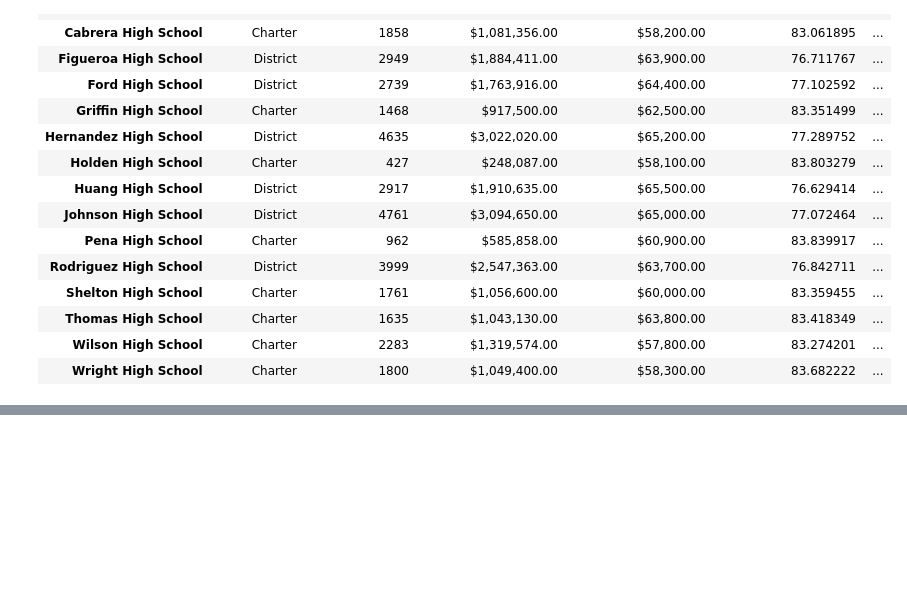
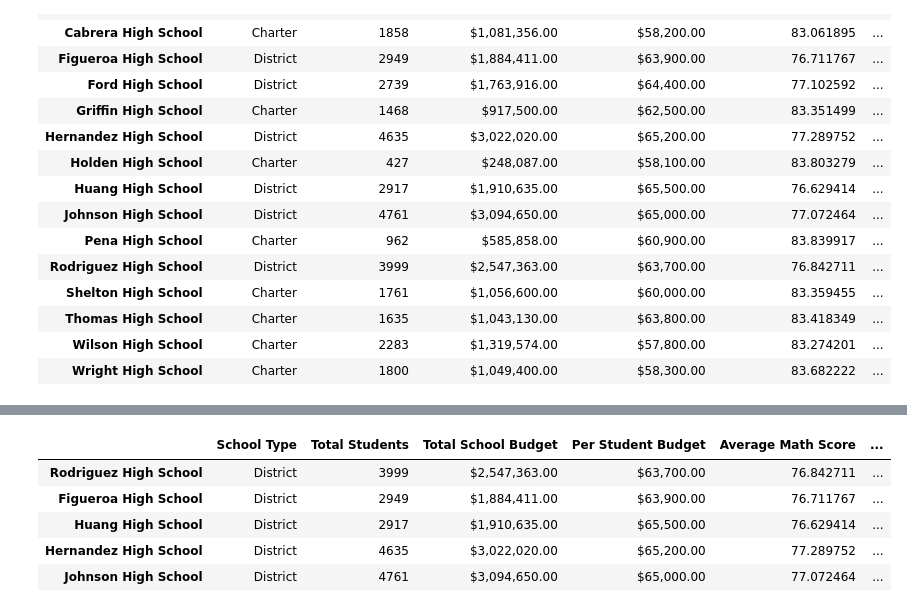
Before and after one commit to leah-braswell/School_District_Analysis, a Jupyter notebook: PyCitySchools.ipynb, the cells around one changed output, grey strips where cells are left out. Drawn from its saved outputs; the diff is of its cells as text; code cells hidden in the pictures; blank space fills up the shorter version.

```diff
--- a/PyCitySchools.ipynb
+++ b/PyCitySchools.ipynb
@@ -818,0 +830,11 @@ per_school_summary_df
+# %%
+#creat a variable to sort and show bottom 5 schools based on %Overall Passing
+bottom_schools = per_school_summary_df.sort_values(["% Overall Passing"])
+bottom_schools.head()
+# %% [output]
+|  | School Type | Total Students | Total School Budget | Per Student Budget | Average Math Score | ... |
+| Rodriguez High School | District | 3999 | $2,547,363.00 | $63,700.00 | 76.842711 | ... |
+| Figueroa High School | District | 2949 | $1,884,411.00 | $63,900.00 | 76.711767 | ... |
+| Huang High School | District | 2917 | $1,910,635.00 | $65,500.00 | 76.629414 | ... |
+| Hernandez High School | District | 4635 | $3,022,020.00 | $65,200.00 | 77.289752 | ... |
+| Johnson High School | District | 4761 | $3,094,650.00 | $65,000.00 | 77.072464 | ... |
```
Also changed, not shown: parts of 1 cell of this notebook.
